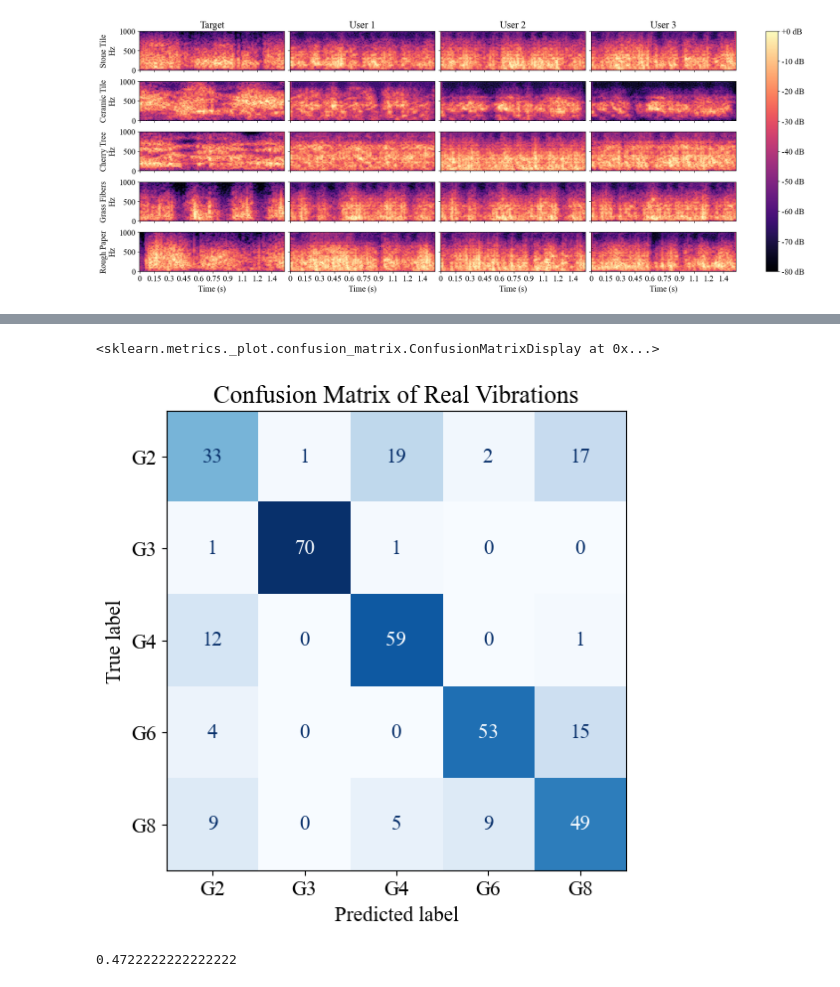
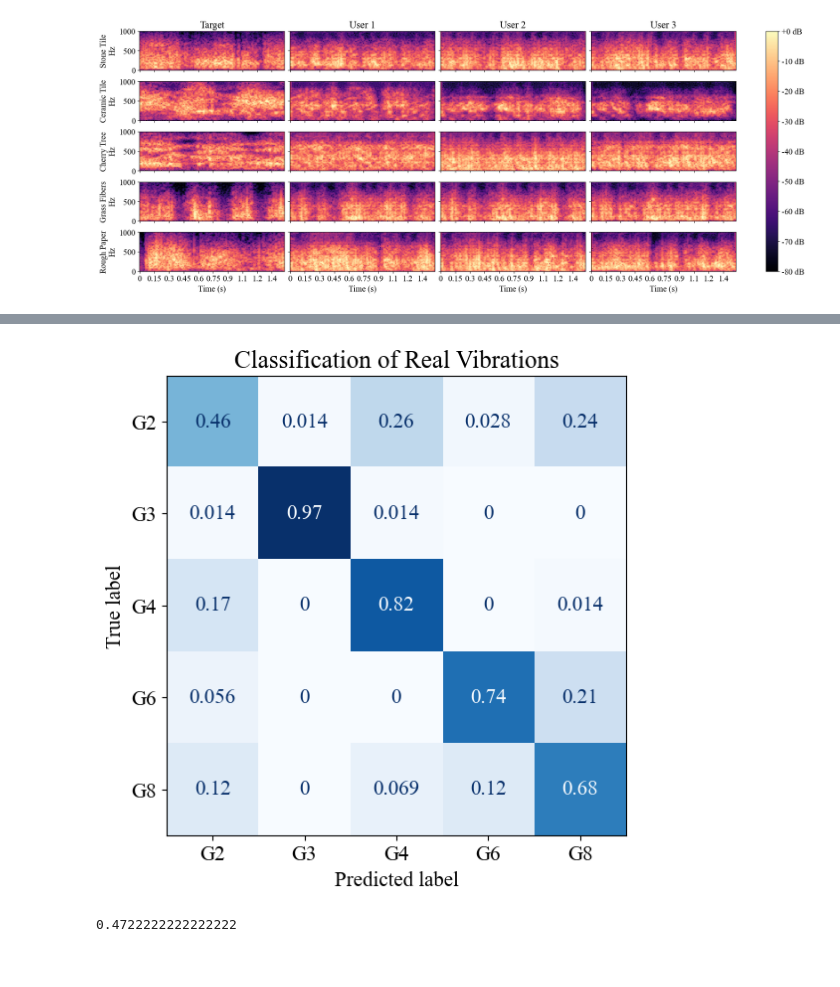
Before and after one commit to shinolab/vibrotactile-autoencoder, a Jupyter notebook: result_analysis.ipynb, the cells around one changed output, grey strips where cells are left out. Drawn from its saved outputs; the diff is of its cells as text; code cells hidden in the pictures.

```diff
--- a/result_analysis.ipynb
+++ b/result_analysis.ipynb
@@ -88,6 +90,8 @@ for dir in dir_list:
     if os.path.basename(dir)[0:7] == 'cm_real':
         file = os.path.join(results_path, dir)
         conf_matrix_r += np.array(pd.read_csv(file, index_col=0))
+
+conf_matrix_r = conf_matrix_r / sum(conf_matrix_r[0,:])
 # %%
 cm = ConfusionMatrixDisplay(confusion_matrix=conf_matrix_g,
                             display_labels=['G2', 'G3', 'G4', 'G6', 'G8'])
@@ -116,7 +121,7 @@ cm = ConfusionMatrixDisplay(confusion_matrix=conf_matrix_r,
 print(np.diagonal(conf_matrix_r).sum() / conf_matrix_r.sum())
 
 fig, ax = plt.subplots(figsize=(6, 6))
-plt.title('Confusion Matrix of Real Vibrations')
+plt.title('Classification of Real Vibrations')
 
 cm.plot(
     include_values=True,
@@ -124,6 +129,8 @@ cm.plot(
     colorbar=False,
     ax=ax,
     xticks_rotation="horizontal",
-    values_format="d"
+    # values_format="d"
 )
+
+plt.savefig('ClassificationR.png', dpi = 300)
 # %% [output]
@@ -131,5 +138,4 @@ cm.plot(
-<sklearn.metrics._plot.confusion_matrix.ConfusionMatrixDisplay at 0x...>
-[figure, old version]
+[figure, new version]
 # %%
 conf_matrix_g2 = np.zeros([3, 3], dtype=np.int64)
 results_path = 'Evaluation_Results'
```
Also changed, not shown: parts of 3 cells of this notebook.
